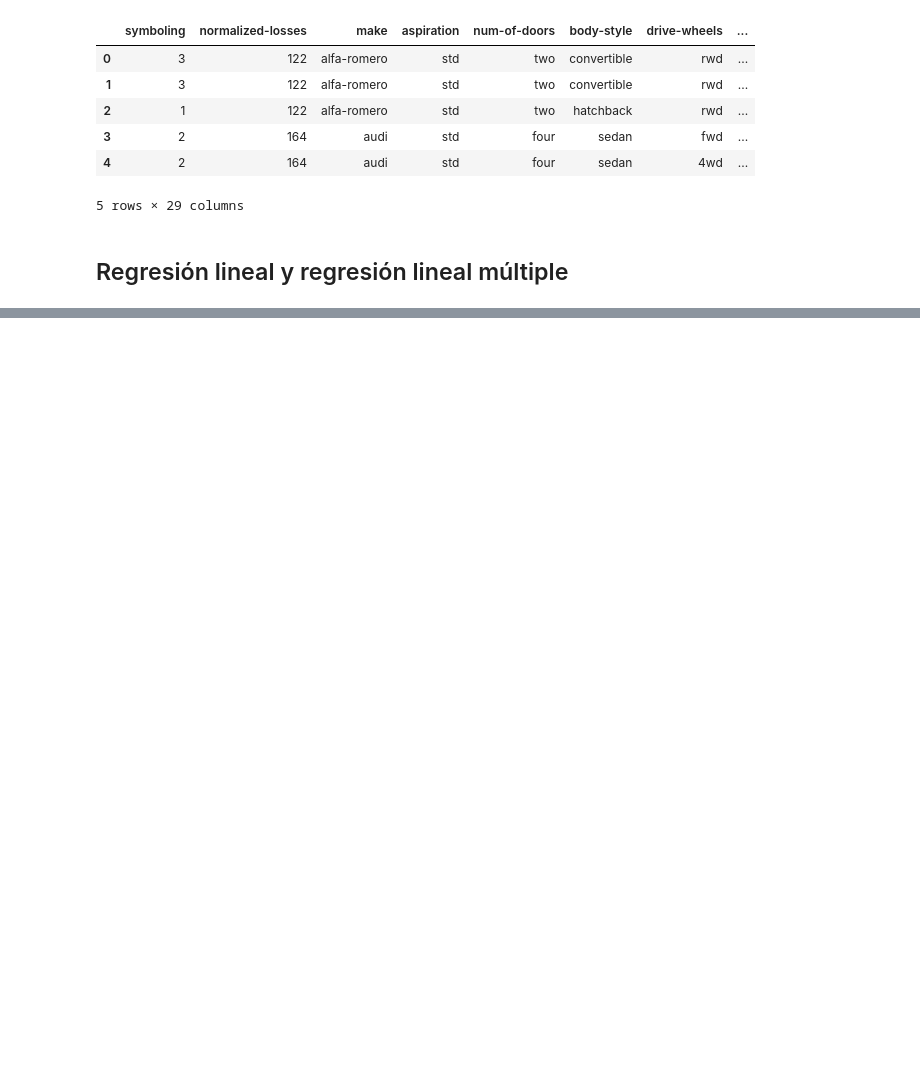
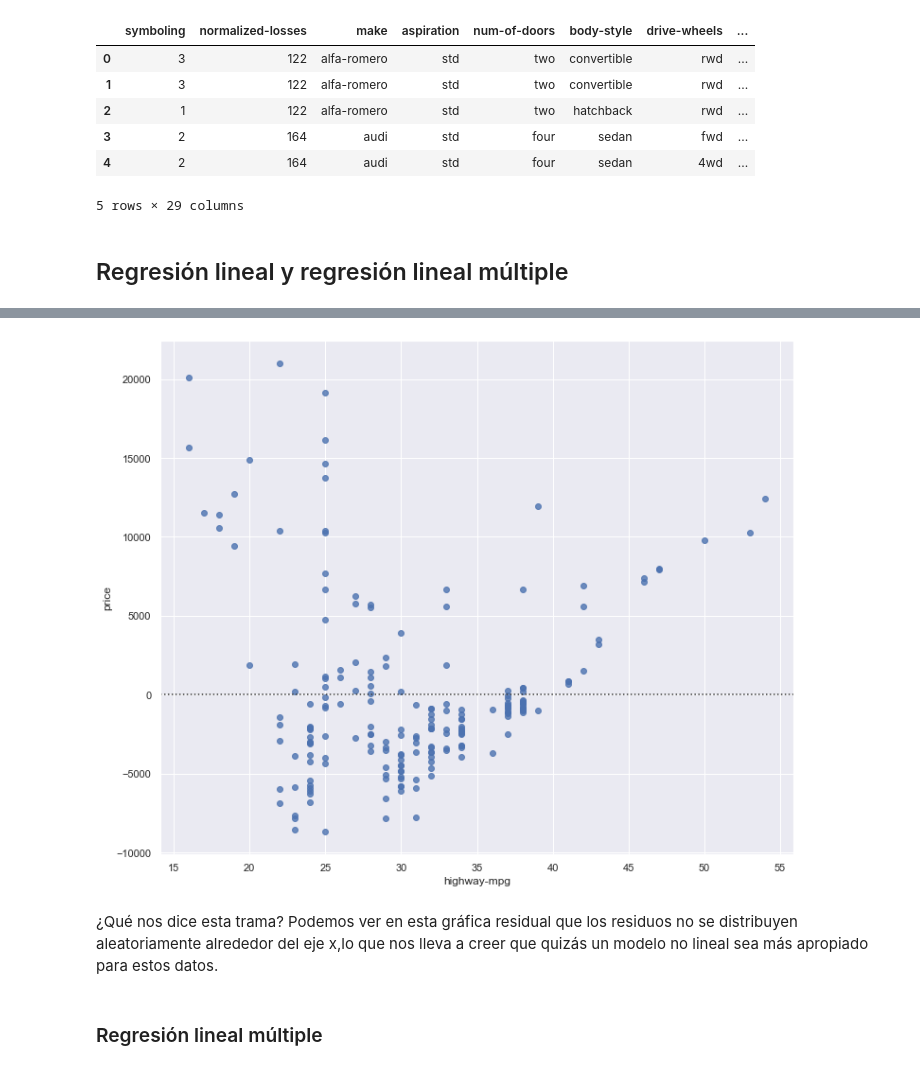
Before and after one commit to arbarr20/edx-jupyter, a Jupyter notebook: curso-edx-ciencia-datos/modulo4.ipynb, the cells around one changed output, grey strips where cells are left out. Saved outputs shown, nothing was run; the diff lists cells and outputs as text; code cells hidden in the pictures; blank space fills up the shorter version.

```diff
--- a/curso-edx-ciencia-datos/modulo4.ipynb
+++ b/curso-edx-ciencia-datos/modulo4.ipynb
@@ -53,0 +309,13 @@ $$
+# %%
+width = 12
+height = 10
+plt.figure(figsize=(width, height))
+sns.residplot(df['highway-mpg'], df['price'])
+plt.show()
+# %% [output]
+[figure, added]
+# %% [markdown]
+¿Qué nos dice esta trama?
+Podemos ver en esta gráfica residual que los residuos no se distribuyen aleatoriamente alrededor del eje x,lo que nos lleva a creer que quizás un modelo no lineal sea más apropiado para estos datos.
+# %% [markdown]
+### Regresión lineal múltiple
```
Also changed, not shown: parts of 147 cells of this notebook.
